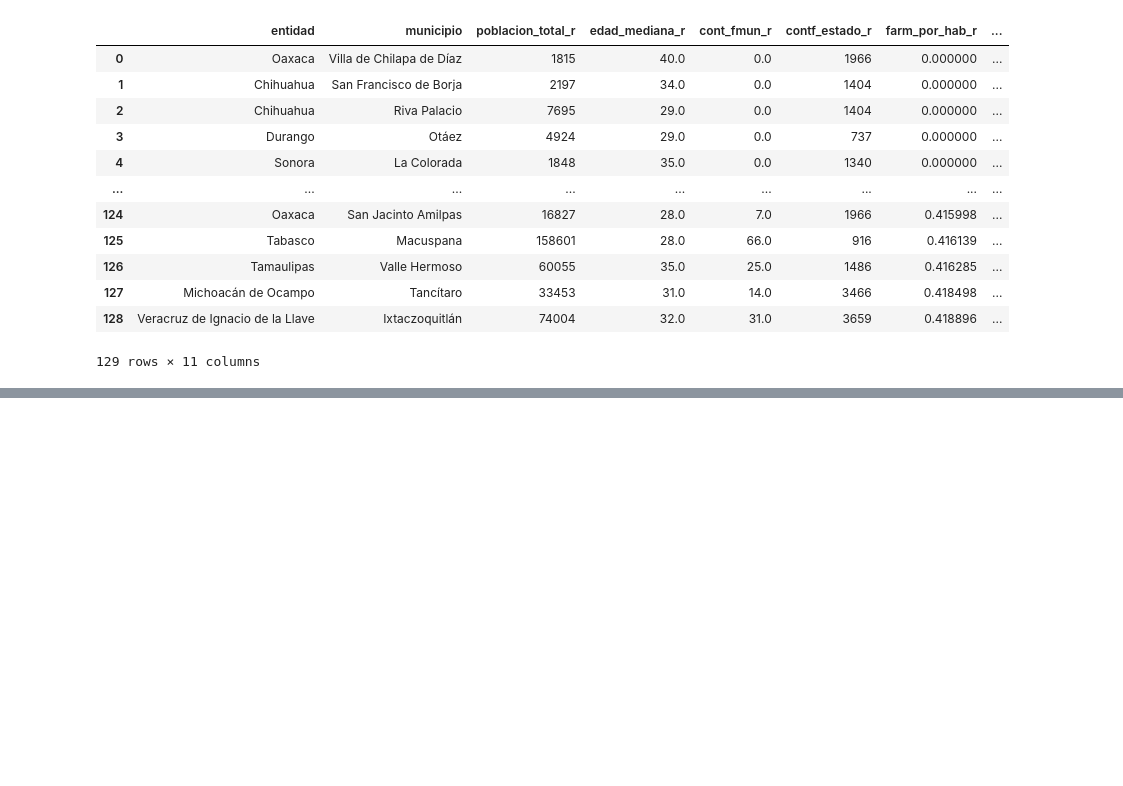
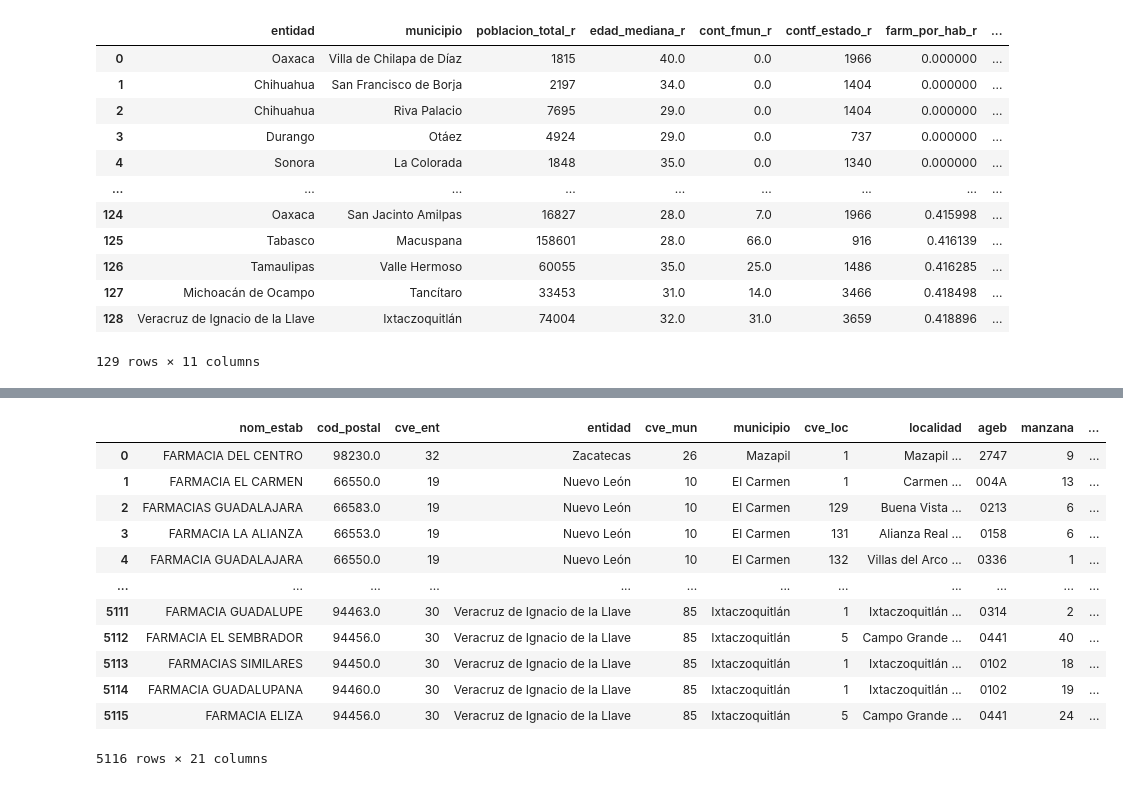
Before and after one commit to gabonavarroo/Dataton_ITAM, a Jupyter notebook: FarmaciasResultado.ipynb, the cells around one changed output, grey strips where cells are left out. Saved outputs shown, nothing was run; the diff lists cells and outputs as text; code cells hidden in the pictures; blank space fills up the shorter version.

```diff
--- a/FarmaciasResultado.ipynb
+++ b/FarmaciasResultado.ipynb
@@ -460,0 +481,20 @@ farmacias_recomendadas_ord
+# %%
+#implementamos los umbrales a nuestra tabla de farmacias para tener todas las ubicaciones de aquellas que cumplen los mun
+farmacias_filtro = pd.merge(farmacias_ratio_ord, farmacias_recomendadas_ord, on = ['entidad', 'municipio'], how = 'inner')
+farmacias_filtro= farmacias_filtro.drop(columns=['poblacion_total_r', 'edad_mediana_r', 'cont_fmun_r', 'contf_estado_r', 'farm_por_hab_r'])
+farmacias_filtro = farmacias_filtro.rename(columns = {'total_gastos_r':'total_gastos', 'total_ingresos_r':'total_ingresos','gastos_pc_r':'gastos_pc','ingresos_pc_r':'ingresos_pc'})
+farmacias_filtro
+# %% [output]
+|  | nom_estab | cod_postal | cve_ent | entidad | cve_mun | municipio | cve_loc | localidad | ageb | manzana | ... |
+| 0 | FARMACIA DEL CENTRO | 98230.0 | 32 | Zacatecas | 26 | Mazapil | 1 | Mazapil ... | 2747 | 9 | ... |
+| 1 | FARMACIA EL CARMEN | 66550.0 | 19 | Nuevo León | 10 | El Carmen | 1 | Carmen ... | 004A | 13 | ... |
+| 2 | FARMACIAS GUADALAJARA | 66583.0 | 19 | Nuevo León | 10 | El Carmen | 129 | Buena Vista ... | 0213 | 6 | ... |
+| 3 | FARMACIA LA ALIANZA | 66553.0 | 19 | Nuevo León | 10 | El Carmen | 131 | Alianza Real ... | 0158 | 6 | ... |
+| 4 | FARMACIA GUADALAJARA | 66550.0 | 19 | Nuevo León | 10 | El Carmen | 132 | Villas del Arco ... | 0336 | 1 | ... |
+| ... | ... | ... | ... | ... | ... | ... | ... | ... | ... | ... | ... |
+| 5111 | FARMACIA GUADALUPE | 94463.0 | 30 | Veracruz de Ignacio de la Llave | 85 | Ixtaczoquitlán | 1 | Ixtaczoquitlán ... | 0314 | 2 | ... |
+| 5112 | FARMACIA EL SEMBRADOR | 94456.0 | 30 | Veracruz de Ignacio de la Llave | 85 | Ixtaczoquitlán | 5 | Campo Grande ... | 0441 | 40 | ... |
+| 5113 | FARMACIAS SIMILARES | 94450.0 | 30 | Veracruz de Ignacio de la Llave | 85 | Ixtaczoquitlán | 1 | Ixtaczoquitlán ... | 0102 | 18 | ... |
+| 5114 | FARMACIA GUADALUPANA | 94460.0 | 30 | Veracruz de Ignacio de la Llave | 85 | Ixtaczoquitlán | 1 | Ixtaczoquitlán ... | 0102 | 19 | ... |
+| 5115 | FARMACIA ELIZA | 94456.0 | 30 | Veracruz de Ignacio de la Llave | 85 | Ixtaczoquitlán | 5 | Campo Grande ... | 0441 | 24 | ... |
+5116 rows × 21 columns
```
Also changed, not shown: parts of 3 cells of this notebook.
